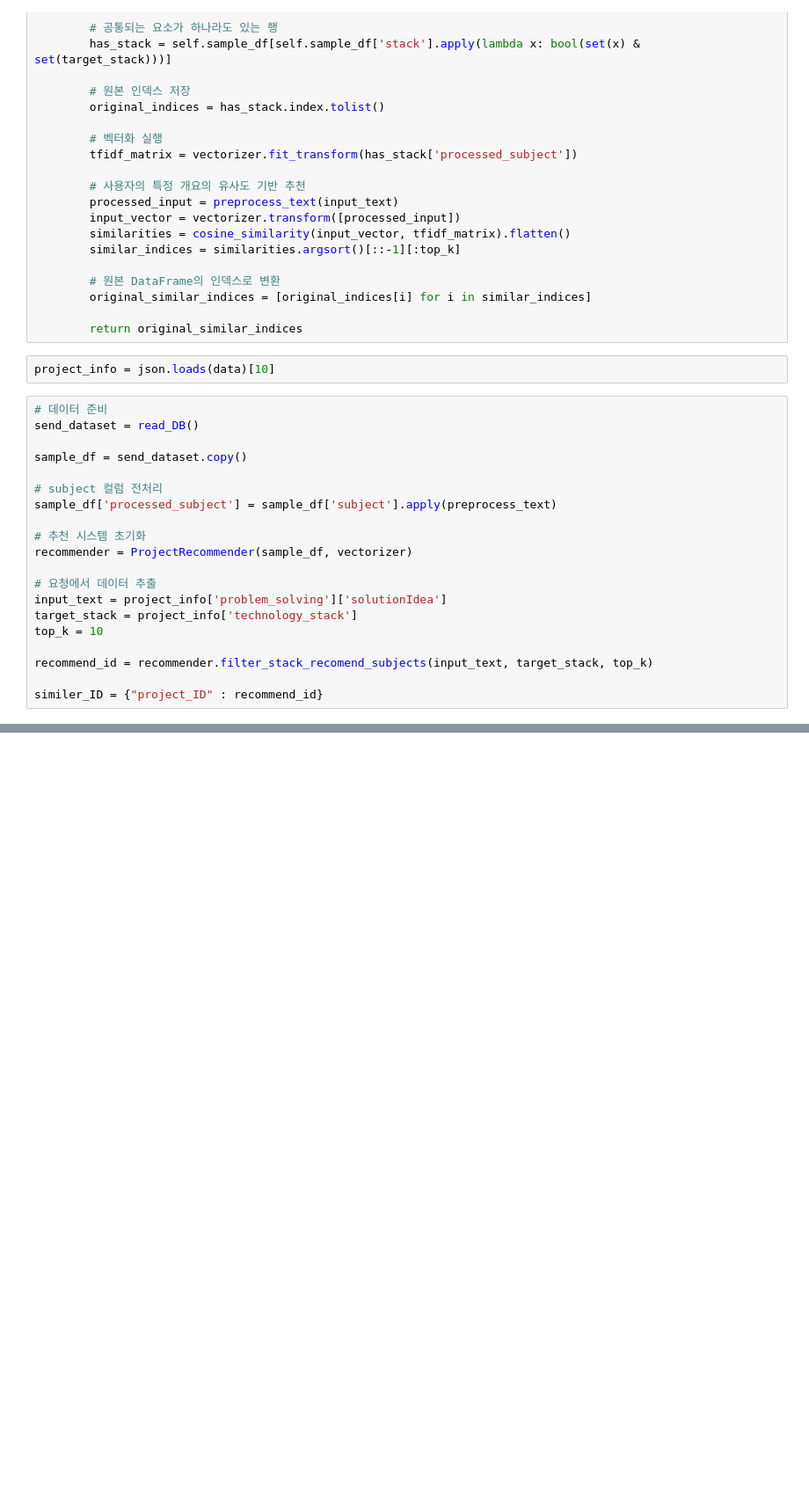
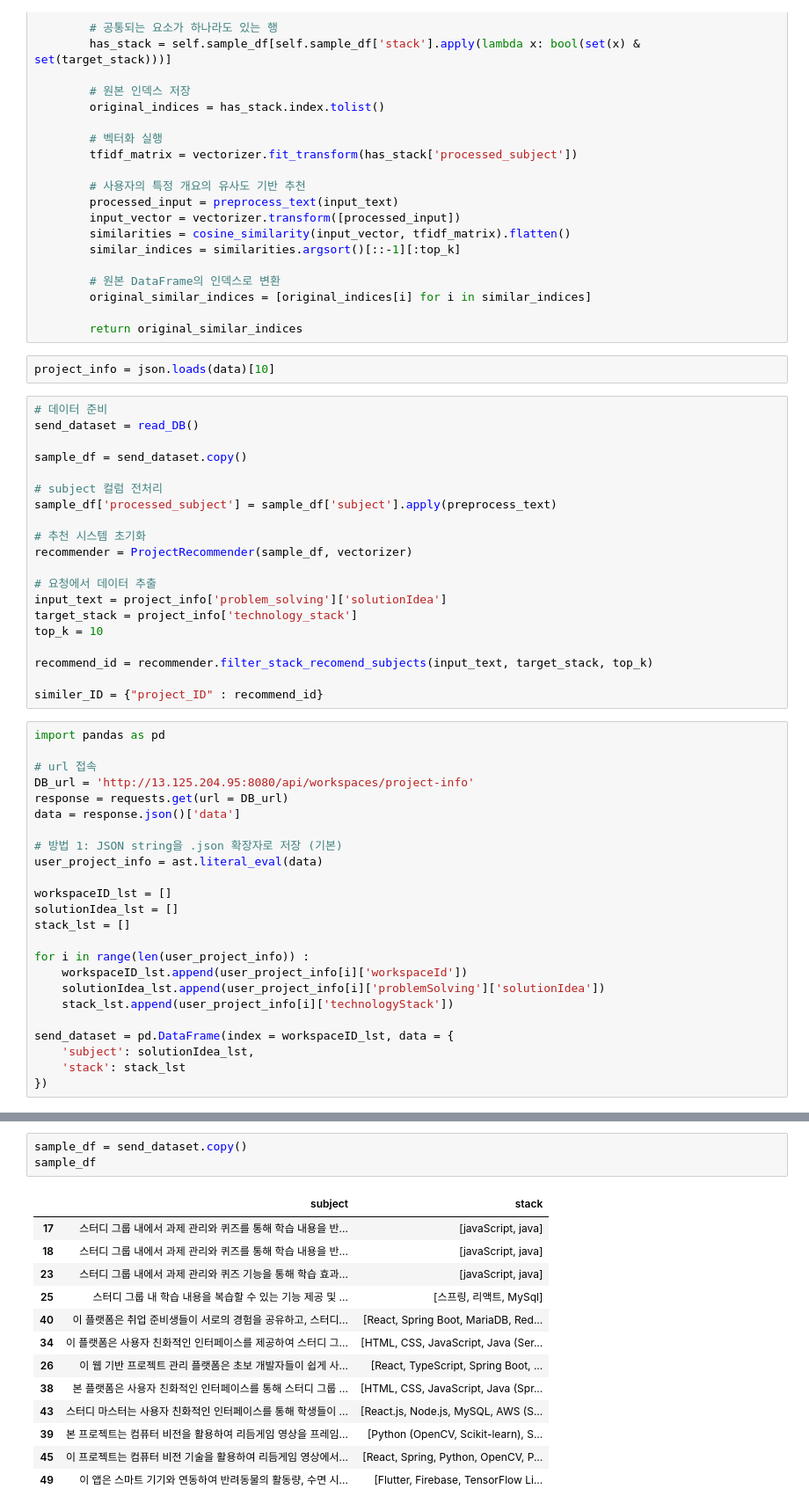
Before and after one commit to onxtorlo/HKtoss-backup-repo, a Jupyter notebook: FastAPI/DB/DB_request_store.ipynb, the cells around one changed output, grey strips where cells are left out. Shown at 88% size. Saved outputs shown, nothing was run; the diff lists cells and outputs as text; blank space fills up the shorter version.

```diff
--- a/FastAPI/DB/DB_request_store.ipynb
+++ b/FastAPI/DB/DB_request_store.ipynb
@@ -154,3 +163,27 @@ top_k = 10
 recommend_id = recommender.filter_stack_recomend_subjects(input_text, target_stack, top_k)
 
 similer_ID = {"project_ID" : recommend_id}
+# %%
+import pandas as pd
+
+# url 접속
+DB_url = 'http://13.125.204.95:8080/api/workspaces/project-info'
+response = requests.get(url = DB_url)
+data = response.json()['data']
+
+# 방법 1: JSON string을 .json 확장자로 저장 (기본)
+user_project_info = ast.literal_eval(data)
+
+workspaceID_lst = []
+solutionIdea_lst = []
+stack_lst = []
+
+for i in range(len(user_project_info)) :
+    workspaceID_lst.append(user_project_info[i]['workspaceId'])
+    solutionIdea_lst.append(user_project_info[i]['problemSolving']['solutionIdea'])
+    stack_lst.append(user_project_info[i]['technologyStack'])
+
+send_dataset = pd.DataFrame(index = workspaceID_lst, data = {
+    'subject': solutionIdea_lst,
+    'stack': stack_lst
+})
@@ -156,0 +196,17 @@ similer_ID = {"project_ID" : recommend_id}
+# %%
+sample_df = send_dataset.copy()
+sample_df
+# %% [output]
+|  | subject | stack |
+| 17 | 스터디 그룹 내에서 과제 관리와 퀴즈를 통해 학습 내용을 반... | [javaScript, java] |
+| 18 | 스터디 그룹 내에서 과제 관리와 퀴즈를 통해 학습 내용을 반... | [javaScript, java] |
+| 23 | 스터디 그룹 내에서 과제 관리와 퀴즈 기능을 통해 학습 효과... | [javaScript, java] |
+| 25 | 스터디 그룹 내 학습 내용을 복습할 수 있는 기능 제공 및 ... | [스프링, 리액트, MySql] |
+| 40 | 이 플랫폼은 취업 준비생들이 서로의 경험을 공유하고, 스터디... | [React, Spring Boot, MariaDB, Red... |
+| 34 | 이 플랫폼은 사용자 친화적인 인터페이스를 제공하여 스터디 그... | [HTML, CSS, JavaScript, Java (Ser... |
+| 26 | 이 웹 기반 프로젝트 관리 플랫폼은 초보 개발자들이 쉽게 사... | [React, TypeScript, Spring Boot, ... |
+| 38 | 본 플랫폼은 사용자 친화적인 인터페이스를 통해 스터디 그룹 ... | [HTML, CSS, JavaScript, Java (Spr... |
+| 43 | 스터디 마스터는 사용자 친화적인 인터페이스를 통해 학생들이 ... | [React.js, Node.js, MySQL, AWS (S... |
+| 39 | 본 프로젝트는 컴퓨터 비전을 활용하여 리듬게임 영상을 프레임... | [Python (OpenCV, Scikit-learn), S... |
+| 45 | 이 프로젝트는 컴퓨터 비전 기술을 활용하여 리듬게임 영상에서... | [React, Spring, Python, OpenCV, P... |
+| 49 | 이 앱은 스마트 기기와 연동하여 반려동물의 활동량, 수면 시... | [Flutter, Firebase, TensorFlow Li... |
```
Also changed, not shown: parts of 4 cells of this notebook, 2 other files.
